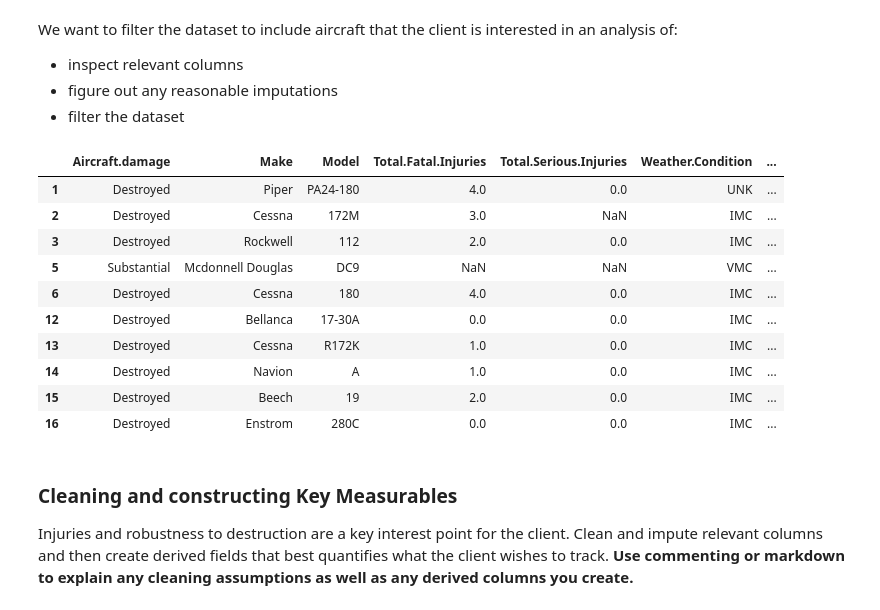
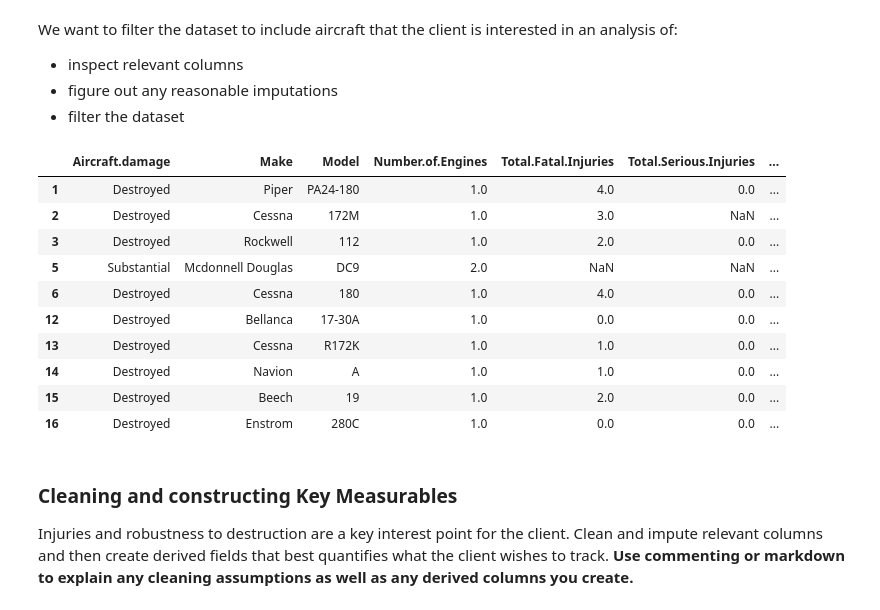
Before and after one commit to hereisphil/dsc-course0-m8-lab, a Jupyter notebook: Aviation_Accidents_Cleaning.ipynb, the cells around one changed output. Saved outputs shown, nothing was run; the diff lists cells and outputs as text; code cells hidden in the pictures.

```diff
--- a/Aviation_Accidents_Cleaning.ipynb
+++ b/Aviation_Accidents_Cleaning.ipynb
@@ -58,33 +61,33 @@ We want to filter the dataset to include aircraft that the client is interested
 # %%
 # INSPECT RELEVANT COLUMNS:
 # data.columns
 # data["Report.Status"].value_counts() # I changed this often to check the unfamiliar columns
-relevant_columns = ['Aircraft.damage', 'Make', 'Model', 'Total.Fatal.Injuries',
+relevant_columns = ['Aircraft.damage', 'Make', 'Model', 'Number.of.Engines', 'Total.Fatal.Injuries',
                     'Total.Serious.Injuries', 'Weather.Condition', 'Broad.phase.of.flight', 'Publication.Date']
 
 # CREATE NEW DF
 extracted_data = data[relevant_columns].copy()
 
 # FILTER DATASET
 # Step 1: dropna on publication data
 extracted_data.dropna(subset="Publication.Date", inplace=True)
 # Step 2: filter to only keep rows with dates from 01-01-2023
 extracted_data["Publication.Date"] = extracted_data["Publication.Date"].astype(str)
 extracted_data["Publication.Date"] = pd.to_datetime(extracted_data["Publication.Date"], format="%d-%m-%Y")
 new_data = extracted_data[extracted_data["Publication.Date"] >= "1983-01-01"].copy()
 new_data.head(10)
 # %% [output]
-|  | Aircraft.damage | Make | Model | Total.Fatal.Injuries | Total.Serious.Injuries | Weather.Condition | ... |
-| 1 | Destroyed | Piper | PA24-180 | 4.0 | 0.0 | UNK | ... |
-| 2 | Destroyed | Cessna | 172M | 3.0 | NaN | IMC | ... |
-| 3 | Destroyed | Rockwell | 112 | 2.0 | 0.0 | IMC | ... |
-| 5 | Substantial | Mcdonnell Douglas | DC9 | NaN | NaN | VMC | ... |
-| 6 | Destroyed | Cessna | 180 | 4.0 | 0.0 | IMC | ... |
-| 12 | Destroyed | Bellanca | 17-30A | 0.0 | 0.0 | IMC | ... |
-| 13 | Destroyed | Cessna | R172K | 1.0 | 0.0 | IMC | ... |
-| 14 | Destroyed | Navion | A | 1.0 | 0.0 | IMC | ... |
-| 15 | Destroyed | Beech | 19 | 2.0 | 0.0 | IMC | ... |
-| 16 | Destroyed | Enstrom | 280C | 0.0 | 0.0 | IMC | ... |
+|  | Aircraft.damage | Make | Model | Number.of.Engines | Total.Fatal.Injuries | Total.Serious.Injuries | ... |
+| 1 | Destroyed | Piper | PA24-180 | 1.0 | 4.0 | 0.0 | ... |
+| 2 | Destroyed | Cessna | 172M | 1.0 | 3.0 | NaN | ... |
+| 3 | Destroyed | Rockwell | 112 | 1.0 | 2.0 | 0.0 | ... |
+| 5 | Substantial | Mcdonnell Douglas | DC9 | 2.0 | NaN | NaN | ... |
+| 6 | Destroyed | Cessna | 180 | 1.0 | 4.0 | 0.0 | ... |
+| 12 | Destroyed | Bellanca | 17-30A | 1.0 | 0.0 | 0.0 | ... |
+| 13 | Destroyed | Cessna | R172K | 1.0 | 1.0 | 0.0 | ... |
+| 14 | Destroyed | Navion | A | 1.0 | 1.0 | 0.0 | ... |
+| 15 | Destroyed | Beech | 19 | 1.0 | 2.0 | 0.0 | ... |
+| 16 | Destroyed | Enstrom | 280C | 1.0 | 0.0 | 0.0 | ... |
 # %% [markdown]
 ### Cleaning and constructing Key Measurables
 
```
Also changed, not shown: parts of 8 cells of this notebook, 2 other files.
